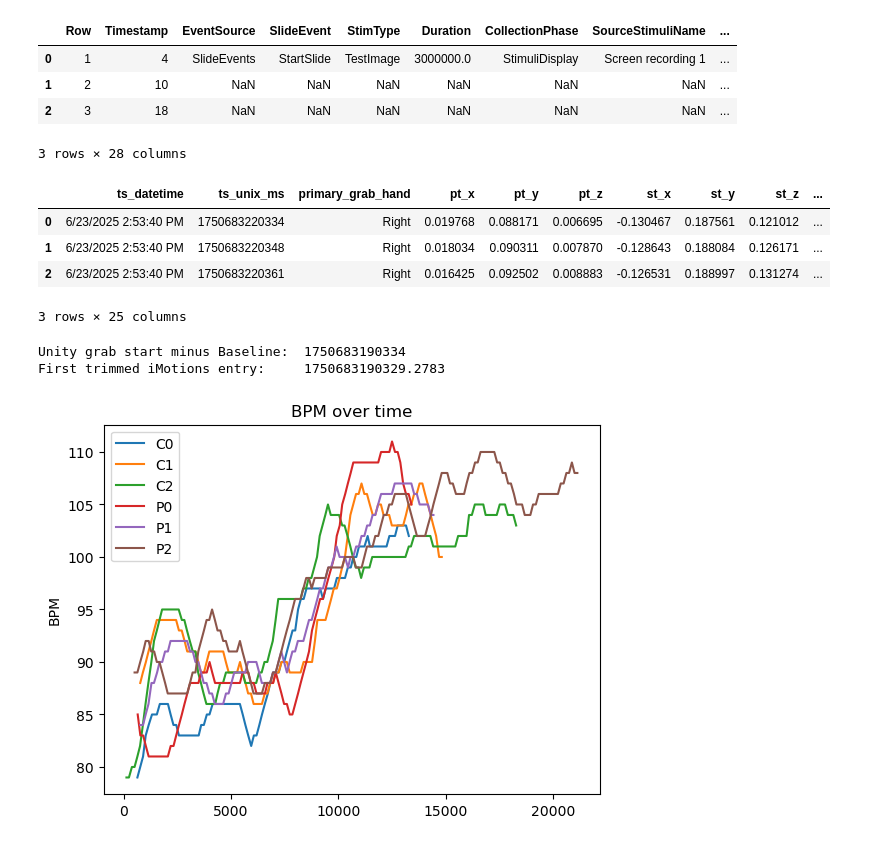
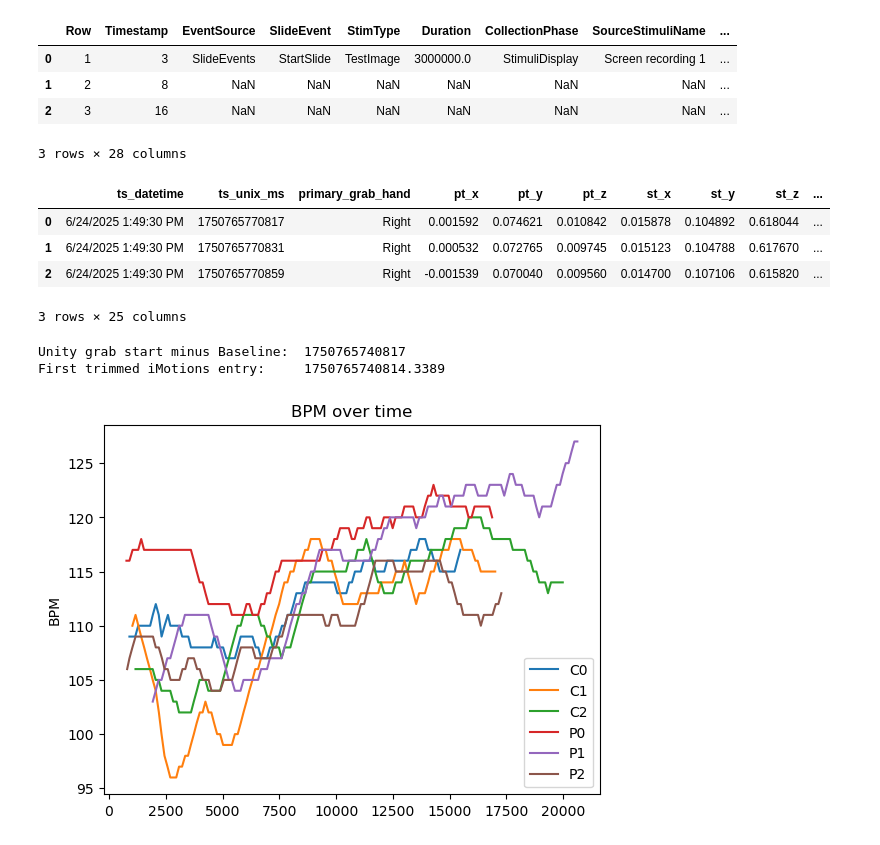
Before and after one commit to EliDll/phw-eval, a Jupyter notebook: imot_edda.ipynb, the cells around one changed output. Cells and saved outputs as stored; diff of their text form; code cells hidden in the pictures.

```diff
--- a/imot_edda.ipynb
+++ b/imot_edda.ipynb
@@ -5,29 +5,29 @@ import pandas as pd
 import seaborn as sns
 from scipy import stats
 # %%
-participant = "JuRo"
+participant = "MaGo"
 
 def get_imot(id):
     path = './' + participant + '/i/' + 'Shovel' + '_' + id + '.csv'
     return pd.read_csv(path)
 
 def get_unity(id):
     path = './' + participant + '/u/' + 'Shovel' + '_' + id + '.csv'
     return pd.read_csv(path)
 
 c_0_i_raw = get_imot("C0")
 c_1_i_raw = get_imot("C1")
 c_2_i_raw = get_imot("C2")
 p_0_i_raw = get_imot("P0")
 p_1_i_raw = get_imot("P1")
 p_2_i_raw = get_imot("P2")
 
 c_0_i_raw.head(3)
 # %% [output]
 |  | Row | Timestamp | EventSource | SlideEvent | StimType | Duration | CollectionPhase | SourceStimuliName | ... |
-| 0 | 1 | 4 | SlideEvents | StartSlide | TestImage | 3000000.0 | StimuliDisplay | Screen recording 1 | ... |
-| 1 | 2 | 10 | NaN | NaN | NaN | NaN | NaN | NaN | ... |
-| 2 | 3 | 18 | NaN | NaN | NaN | NaN | NaN | NaN | ... |
+| 0 | 1 | 3 | SlideEvents | StartSlide | TestImage | 3000000.0 | StimuliDisplay | Screen recording 1 | ... |
+| 1 | 2 | 8 | NaN | NaN | NaN | NaN | NaN | NaN | ... |
+| 2 | 3 | 16 | NaN | NaN | NaN | NaN | NaN | NaN | ... |
 3 rows × 28 columns
 # %%
 c_0_u = get_unity("C0")
@@ -40,9 +40,9 @@ p_2_u = get_unity("P2")
 c_0_u.head(3)
 # %% [output]
 |  | ts_datetime | ts_unix_ms | primary_grab_hand | pt_x | pt_y | pt_z | st_x | st_y | st_z | ... |
-| 0 | 6/23/2025 2:53:40 PM | 1750683220334 | Right | 0.019768 | 0.088171 | 0.006695 | -0.130467 | 0.187561 | 0.121012 | ... |
-| 1 | 6/23/2025 2:53:40 PM | 1750683220348 | Right | 0.018034 | 0.090311 | 0.007870 | -0.128643 | 0.188084 | 0.126171 | ... |
-| 2 | 6/23/2025 2:53:40 PM | 1750683220361 | Right | 0.016425 | 0.092502 | 0.008883 | -0.126531 | 0.188997 | 0.131274 | ... |
+| 0 | 6/24/2025 1:49:30 PM | 1750765770817 | Right | 0.001592 | 0.074621 | 0.010842 | 0.015878 | 0.104892 | 0.618044 | ... |
+| 1 | 6/24/2025 1:49:30 PM | 1750765770831 | Right | 0.000532 | 0.072765 | 0.009745 | 0.015123 | 0.104788 | 0.617670 | ... |
+| 2 | 6/24/2025 1:49:30 PM | 1750765770859 | Right | -0.001539 | 0.070040 | 0.009560 | 0.014700 | 0.107106 | 0.615820 | ... |
 3 rows × 25 columns
 # %%
 unity_unix_key = "ts_unix_ms"
@@ -74,8 +74,8 @@ p_2_i = get_trimmed_imot(p_2_i_raw, p_2_u)
 print("Unity grab start minus Baseline: ", c_0_u.iloc[0][unity_unix_key] - baseline_ms)
 print("First trimmed iMotions entry:    ", c_0_i.dropna(subset = imot_unix_key).iloc[0][imot_unix_key])
 # %% [output]
-Unity grab start minus Baseline:  1750683190334
-First trimmed iMotions entry:     1750683190329.2783
+Unity grab start minus Baseline:  1750765740817
+First trimmed iMotions entry:     1750765740814.3389
 # %%
 hr_key = 'Heart rate'
 
@@ -97,7 +97,7 @@ plt.ylabel('BPM')
 #display plot
 plt.show()
 # %% [output]
-[figure, old version]
+[figure, new version]
 # %%
 def median_hr(df):
     df_cleaned = df.dropna(subset = hr_key)
```
Also changed, not shown: parts of 4 cells of this notebook, 49 other files.
